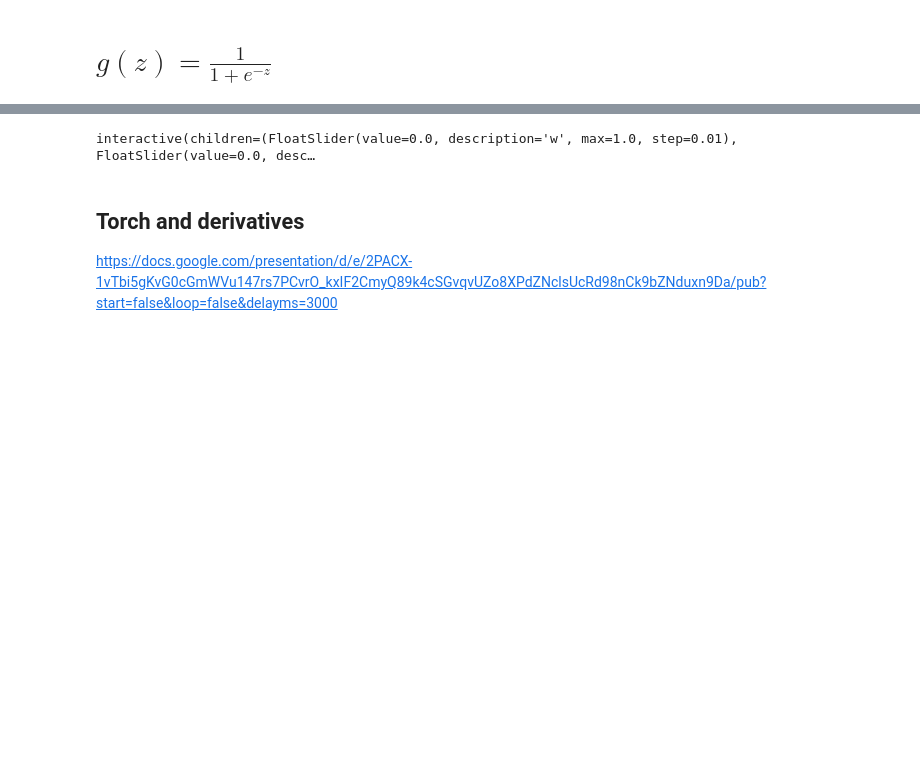
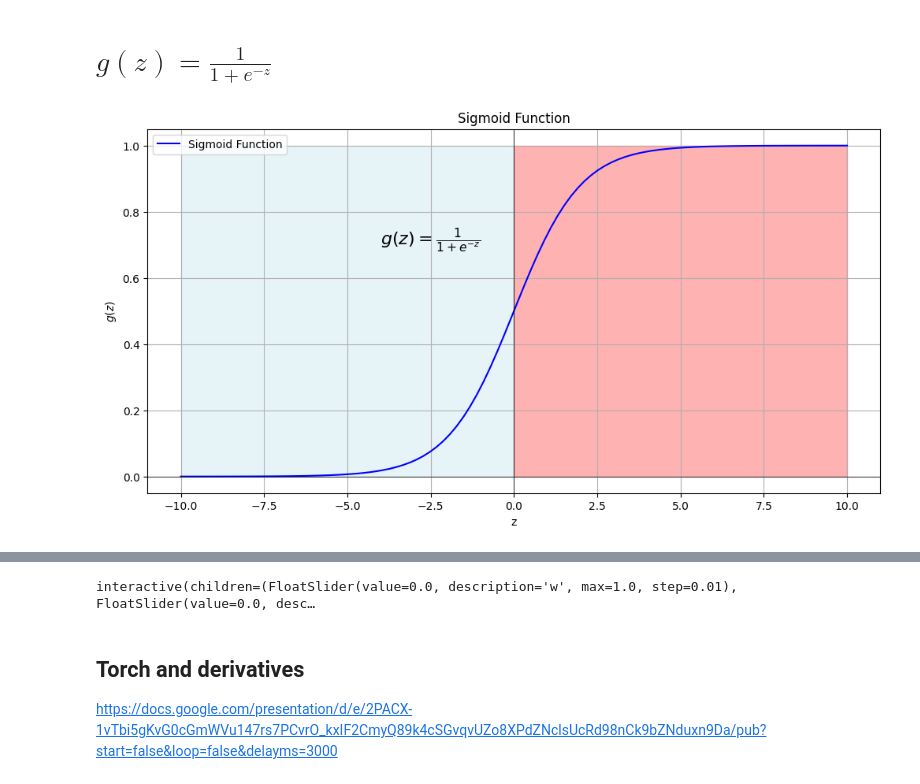
Before and after one commit to Shai2u/gis_ml_workshop_2024, a Jupyter notebook: Ex/Ex 4/neural_network_inutition.ipynb, the cells around one changed output, grey strips where cells are left out. Cells and saved outputs as stored; diff of their text form; code cells hidden in the pictures; blank space fills up the shorter version.

Commit message:
Add Activation function explantation

```diff
--- a/Ex/Ex 4/neural_network_inutition.ipynb
+++ b/Ex/Ex 4/neural_network_inutition.ipynb
@@ -206,2 +222,45 @@ print(result)
 # %% [markdown]
 # $g(z) = \frac{1}{1+e^{-z}}\tag{1}$
+# %%
+g = lambda z: 1/(1+np.exp(-z))
+# %%
+
+
+# Create a figure and axis
+fig, ax = plt.subplots(figsize=(12, 6))
+
+# Generate x values
+x_values = np.linspace(-10, 10, 100)
+
+# Generate y values using the sigmoid function
+y_values = g(x_values)
+
+# Draw blue rectangle on the left side
+blue_rectangle = plt.Rectangle((0, 0), -10, 1, color='lightblue', alpha=0.3)
+ax.add_patch(blue_rectangle)
+
+# Draw orange rectangle on the right side
+orange_rectangle = plt.Rectangle((0, 0), 10, 1, color='red', alpha=0.3)
+ax.add_patch(orange_rectangle)
+
+# Plot the sigmoid function
+plt.plot(x_values, y_values, label='Sigmoid Function', color='blue')
+
+# Include the equation in the plot
+plt.text(-2.5, 0.7, r'$g(z) = \frac{1}{1 + e^{-z}}$', fontsize=16, ha='center')
+
+# Set labels and title
+plt.xlabel('z')
+plt.ylabel(r'$g(z)$')
+plt.title('Sigmoid Function')
+
+
+
+# Display the plot
+plt.grid(True)
+plt.axhline(0, color='black',linewidth=0.5)
+plt.axvline(0, color='black',linewidth=0.5)
+plt.legend()
+plt.show()
+# %% [output]
+[figure, added]
```
Also changed, not shown: parts of 4 cells of this notebook.
